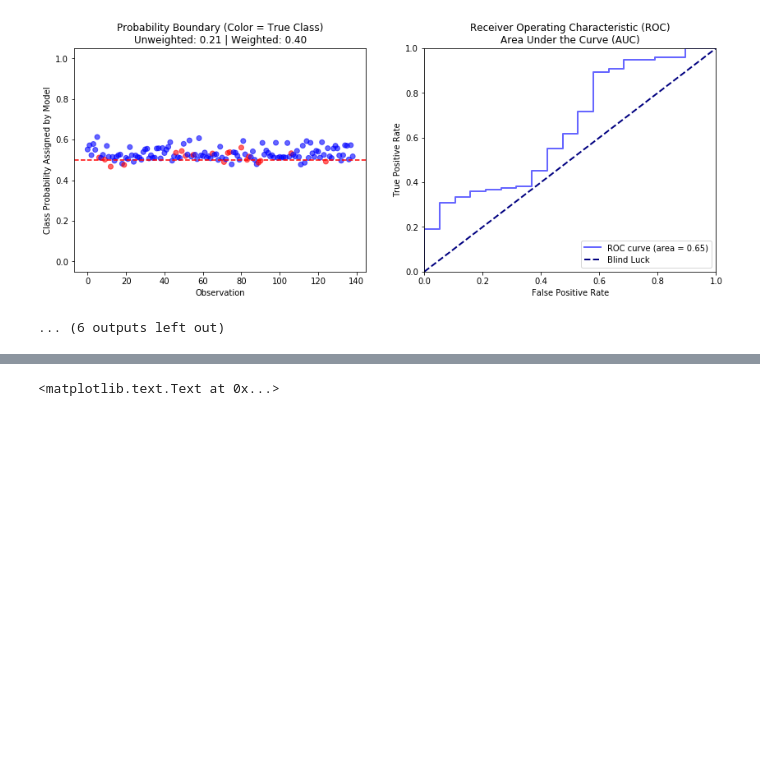
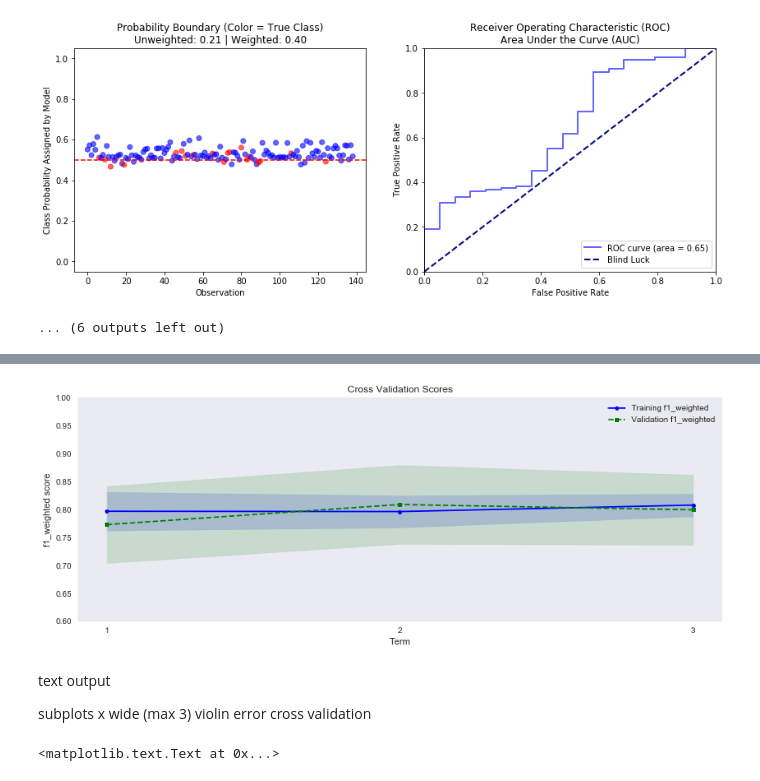
Before and after one commit to zstachniak/Predictive-Testing, a Jupyter notebook: Predictive Testing - Model Building and Analysis.ipynb, the cells around one changed output, grey strips where cells are left out. Saved outputs shown, nothing was run; the diff lists cells and outputs as text; code cells hidden in the pictures; blank space fills up the shorter version.

```diff
--- a/Predictive Testing - Model Building and Analysis.ipynb
+++ b/Predictive Testing - Model Building and Analysis.ipynb
@@ -243,6 +246,7 @@ def plot_cross_validation (terms, train_mean, train_std, test_mean, test_std, sc
     plt.fill_between(terms, test_mean + test_std, test_mean - test_std, alpha=0.15, color='green')
     # Set y axis range to keep on same scale
     plt.ylim([0.60,1.00])
+    plt.xticks(terms)
     plt.grid()
     plt.title('Cross Validation Scores')
     plt.xlabel('Term')
@@ -824,0 +853,4 @@ avg / total       0.83      0.84      0.83       139
+# %%
+plot_cross_validation(test['terms'], test['train_mean'], test['train_std'], test['test_mean'], test['test_std'], test['scoring_method'])
+# %% [output]
+[figure, added]
@@ -825,3 +870,14 @@ avg / total       0.83      0.84      0.83       139
+# %% [markdown]
+
+
+text output
+
+
+
+subplots x wide (max 3)
+    violin
+    error
+    cross validation
 # %%
 x = 0
 y = 0
```
Also changed, not shown: parts of 14 cells of this notebook.
